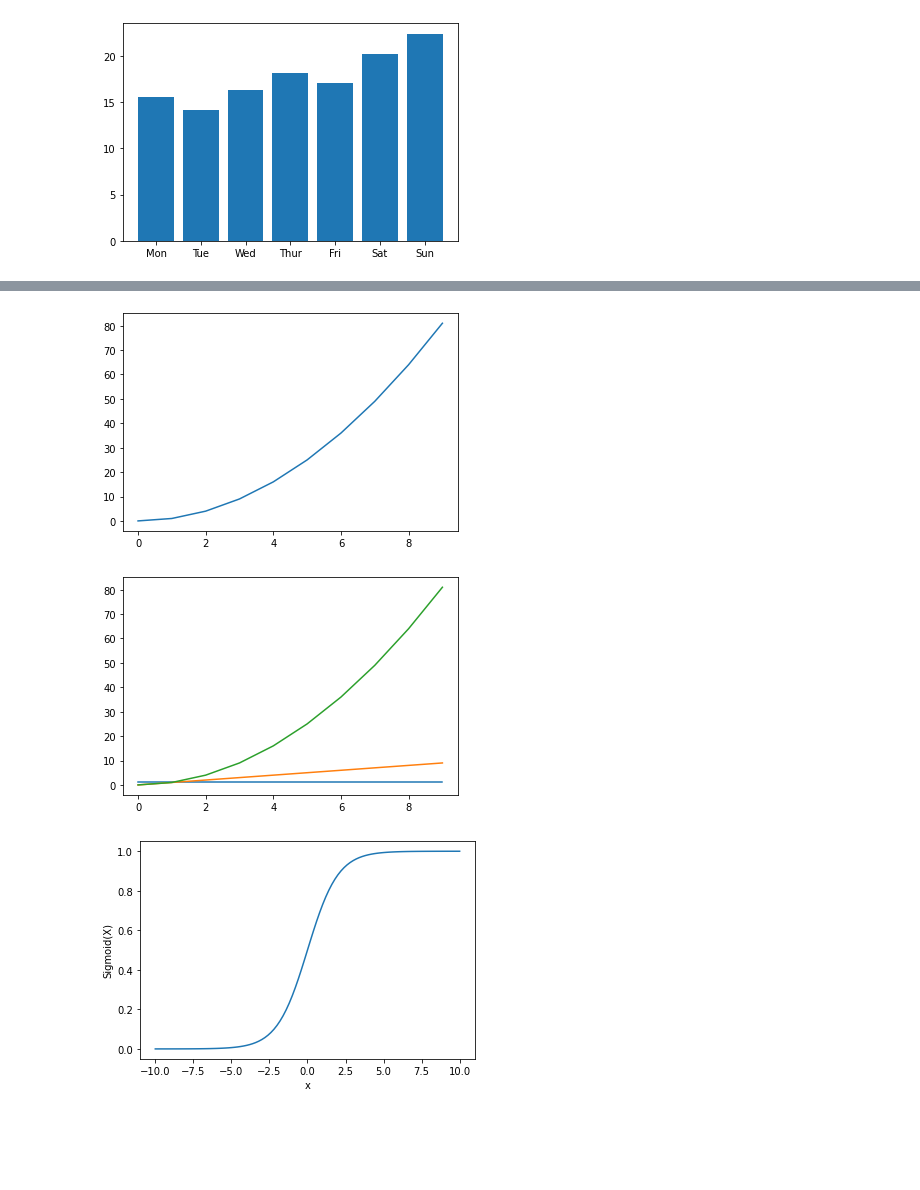
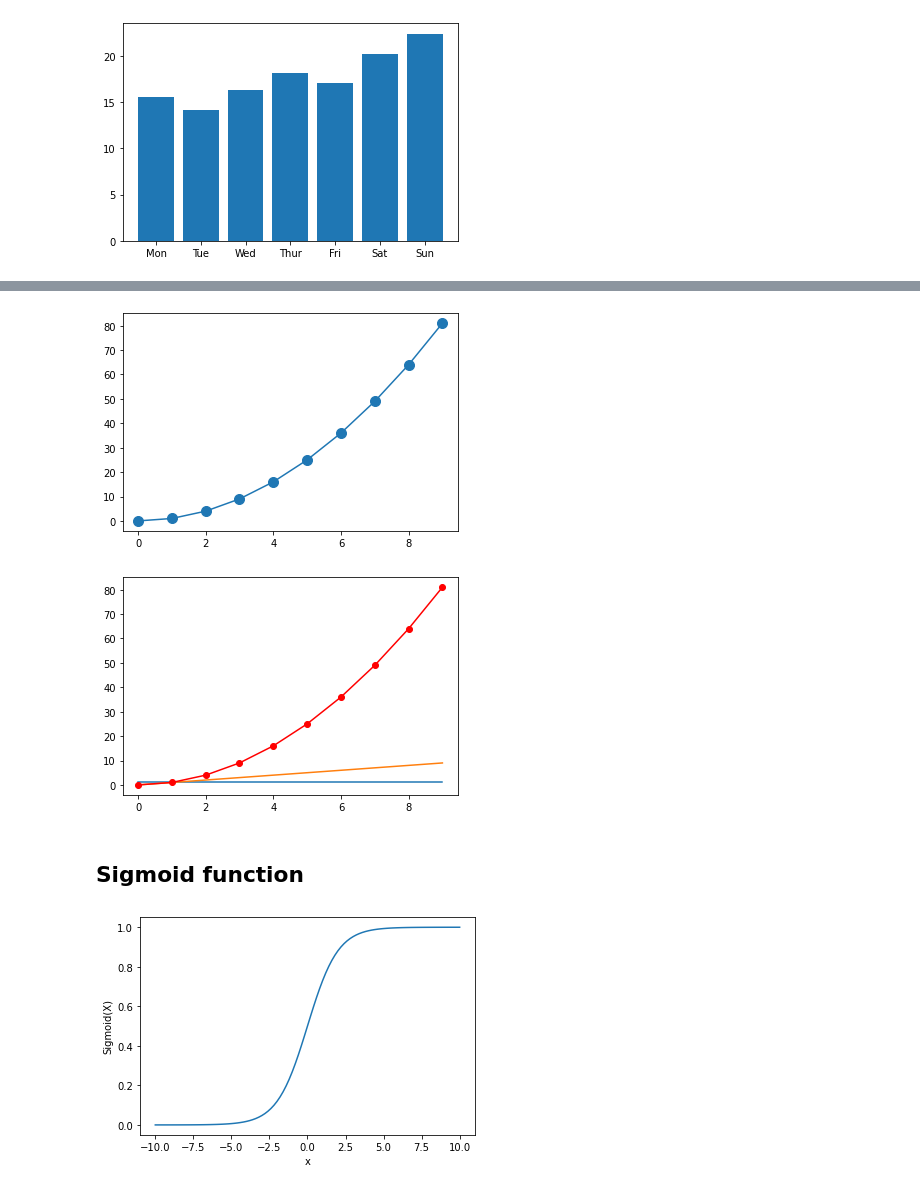
Before and after one commit to 20211527/dl07, a Jupyter notebook: notebook/ch02_numpy.ipynb, the cells around one changed output, grey strips where cells are left out. Cells and saved outputs as stored; diff of their text form; code cells hidden in the pictures; blank space fills up the shorter version.

```diff
--- a/notebook/ch02_numpy.ipynb
+++ b/notebook/ch02_numpy.ipynb
@@ -530,19 +568,21 @@ import matplotlib.pyplot as plt
 import numpy as np
 X = np.arange(0, 10)
 Y = X**2
-plt.plot(X, Y)
+plt.plot(X, Y, '-o', ms=10)
 plt.show()
 # %% [output]
-[figure, old version]
+[figure, new version]
 # %%
 X = np.arange(0, 10)
 Y1 = np.ones(10)
 Y2 = X
 Y3 = X**2
-plt.plot(X, Y1, X, Y2, X, Y3)
+plt.plot(X, Y1, X, Y2, X, Y3, '-o' 'r')
 plt.show()
 # %% [output]
-[figure, old version]
+[figure, new version]
+# %% [markdown]
+## Sigmoid function
 # %%
 import matplotlib.pyplot as plt
 import numpy as np
```
Also changed, not shown: parts of 16 cells of this notebook.
